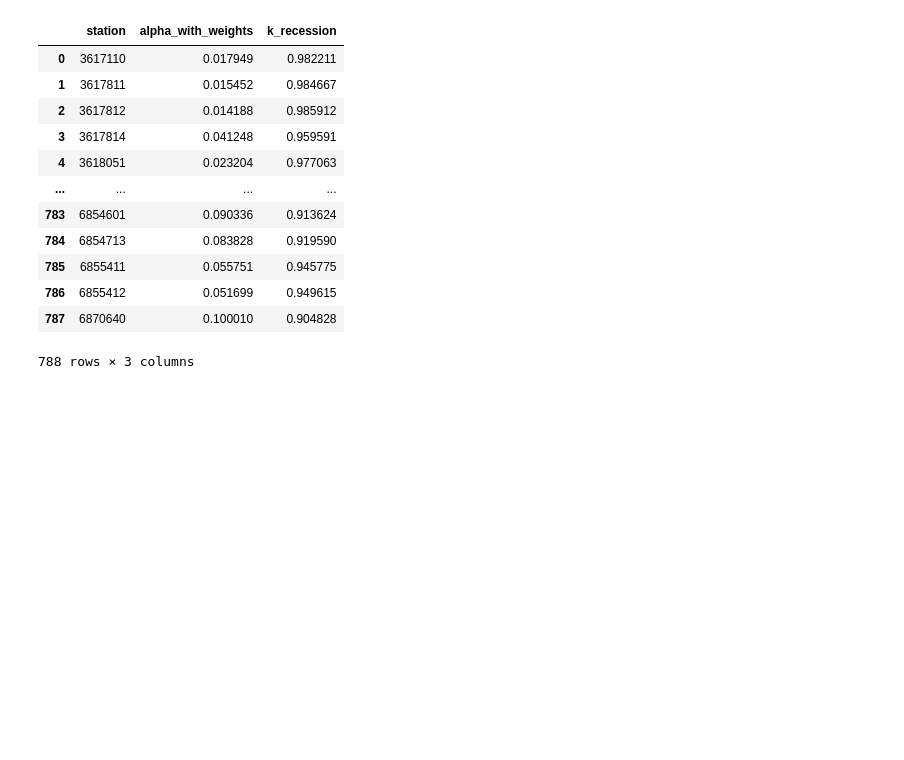
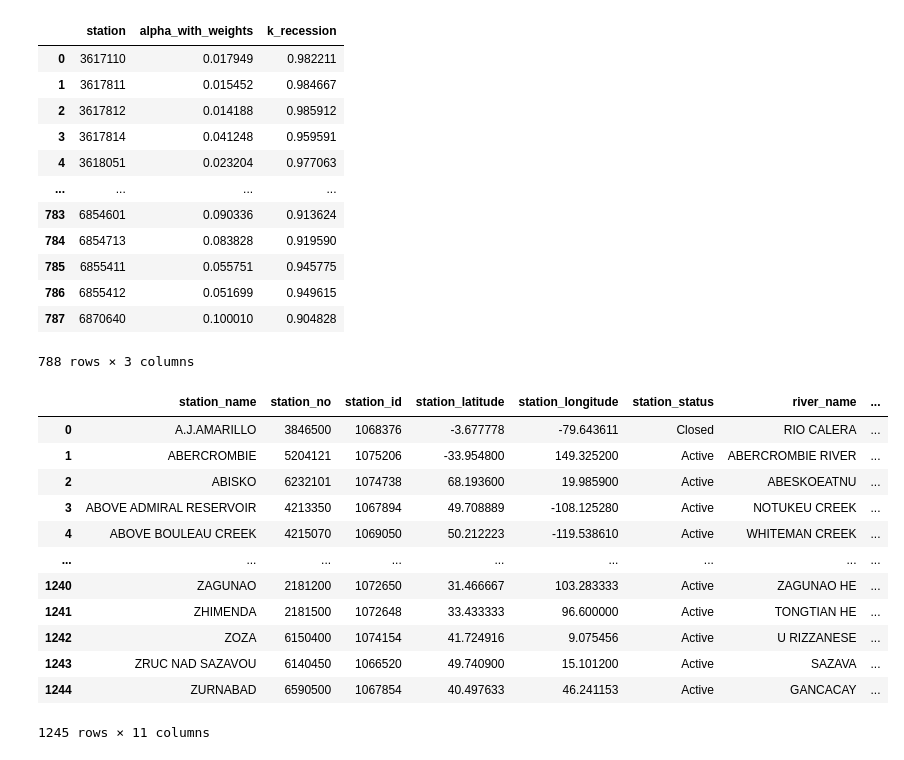
Before and after one commit to jevago262000/PhD_1-Water_Balance, a Jupyter notebook: 4.3.recession_constant_CSS.ipynb, the cells around one changed output. Cells and saved outputs as stored; diff of their text form; code cells hidden in the pictures; blank space fills up the shorter version.

```diff
--- a/4.3.recession_constant_CSS.ipynb
+++ b/4.3.recession_constant_CSS.ipynb
@@ -136,7 +136,8 @@ Coeffcient of determination with alpha value 0.056 --without weights-- is 0.955
 Coeffcient of determination with alpha value 0.0669 --with weights-- is 0.972
 # %%
 # Whole-period daily dataset
-daily_folder = r"Z:\PhD_Datasets&Analysis\Info_Inputs\Streamflow_Stations\Climate_Sensitive_Stations-GRDC\2025-02-13_17-18_Daily"
+css_folder = r"Z:\PhD_Datasets&Analysis\Info_Inputs\Streamflow_Stations\Climate_Sensitive_Stations-GRDC"
+daily_folder = css_folder + "\\2025-02-13_17-18_Daily"
 
 # All daily continuos data folder
 lcd_folder = daily_folder + "//Baseflow//longest_continuous_data"
@@ -512,3 +513,21 @@ k_recessions
 | 786 | 6855412 | 0.051699 | 0.949615 |
 | 787 | 6870640 | 0.100010 | 0.904828 |
 788 rows × 3 columns
+# %%
+# Read the CSS catalogue with all the stations
+css_df = pd.read_csv(css_folder + "//CSS_Catalogue.csv", encoding = "ISO-8859-1")
+css_df
+# %% [output]
+|  | station_name | station_no | station_id | station_latitude | station_longitude | station_status | river_name | ... |
+| 0 | A.J.AMARILLO | 3846500 | 1068376 | -3.677778 | -79.643611 | Closed | RIO CALERA | ... |
+| 1 | ABERCROMBIE | 5204121 | 1075206 | -33.954800 | 149.325200 | Active | ABERCROMBIE RIVER | ... |
+| 2 | ABISKO | 6232101 | 1074738 | 68.193600 | 19.985900 | Active | ABESKOEATNU | ... |
+| 3 | ABOVE ADMIRAL RESERVOIR | 4213350 | 1067894 | 49.708889 | -108.125280 | Active | NOTUKEU CREEK | ... |
+| 4 | ABOVE BOULEAU CREEK | 4215070 | 1069050 | 50.212223 | -119.538610 | Active | WHITEMAN CREEK | ... |
+| ... | ... | ... | ... | ... | ... | ... | ... | ... |
+| 1240 | ZAGUNAO | 2181200 | 1072650 | 31.466667 | 103.283333 | Active | ZAGUNAO HE | ... |
+| 1241 | ZHIMENDA | 2181500 | 1072648 | 33.433333 | 96.600000 | Active | TONGTIAN HE | ... |
+| 1242 | ZOZA | 6150400 | 1074154 | 41.724916 | 9.075456 | Active | U RIZZANESE | ... |
+| 1243 | ZRUC NAD SAZAVOU | 6140450 | 1066520 | 49.740900 | 15.101200 | Active | SAZAVA | ... |
+| 1244 | ZURNABAD | 6590500 | 1067854 | 40.497633 | 46.241153 | Active | GANCACAY | ... |
+1245 rows × 11 columns
```
Also changed, not shown: parts of 1 cell of this notebook.
